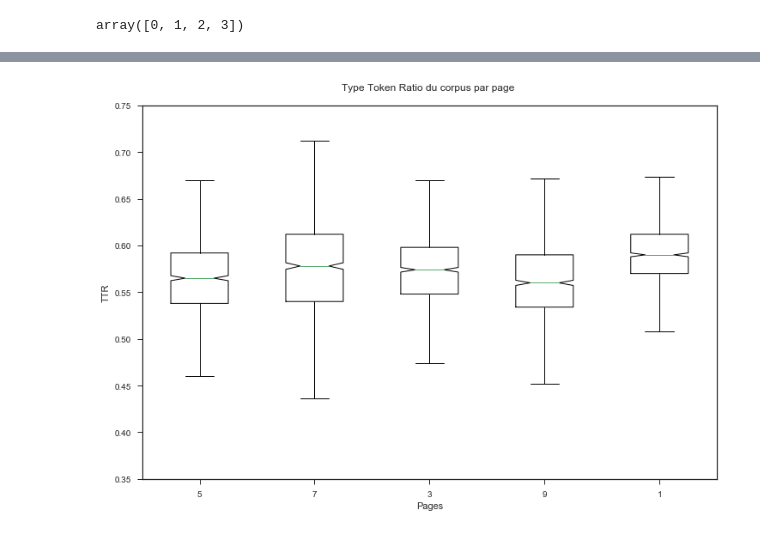
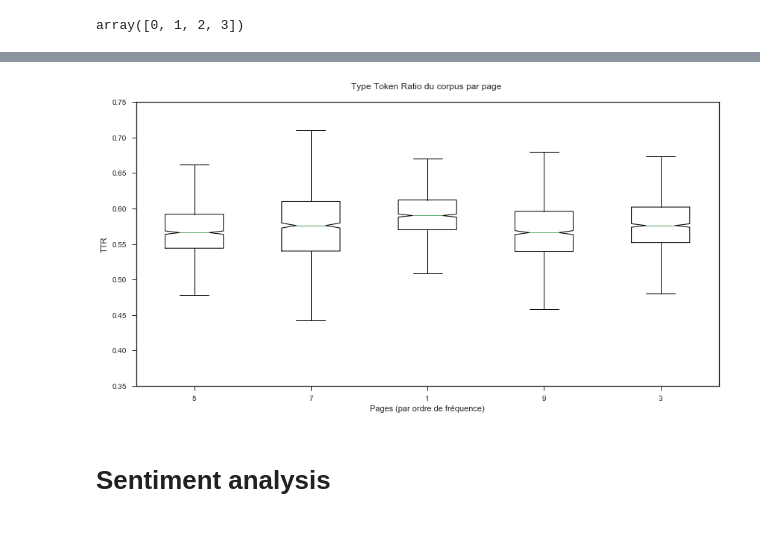
Before and after one commit to RPetitpierre/letemps_archive_opep, a Jupyter notebook: Sentiment_&_TTK.ipynb, the cells around one changed output, grey strips where cells are left out. Drawn from its saved outputs; the diff is of its cells as text; code cells hidden in the pictures.

Commit message:
Sentiment analysis and TTK

```diff
--- a/Sentiment_&_TTK.ipynb
+++ b/Sentiment_&_TTK.ipynb
@@ -85,6 +88,8 @@ def type_token_ratio(text, n_sample = 100, tokens = 1000):
     Output:
         type_token_ratio(list<float>): list of the TTK measures
     '''
+
+    text.replace('([0-9])+', '')
 
     words_ = re.split('[\s\.,·:;\'—«»*]', str(text))
     words, type_token_ratio = [], []
@@ -192,9 +201,9 @@ for year in years:
 
     df = df_corpus[df_corpus['year'] == year]
     df.to_csv(str(year) + '_corpus.csv')
+# %%
+pages = df_corpus['page'].value_counts().index[:5]
 # %%
-pages = [5, 7, 3, 9, 1]
-
 TTR_pages = []
 
 for page in pages:
@@ -210,11 +219,13 @@ for page in pages:
 # %%
 plt.boxplot(TTR_pages, notch = True);
 
 plt.xticks(np.arange(len(TTR_pages))+1, pages)
 plt.ylabel('TTR')
-plt.xlabel('Pages')
+plt.xlabel('Pages (par ordre de fréquence)')
 plt.ylim((0.35,0.75))
 plt.title('Type Token Ratio du corpus par page \n');
 plt.show()
 # %% [output]
-[figure, old version]
+[figure, new version]
+# %% [markdown]
+# Sentiment analysis
```
Also changed, not shown: parts of 12 cells of this notebook.
